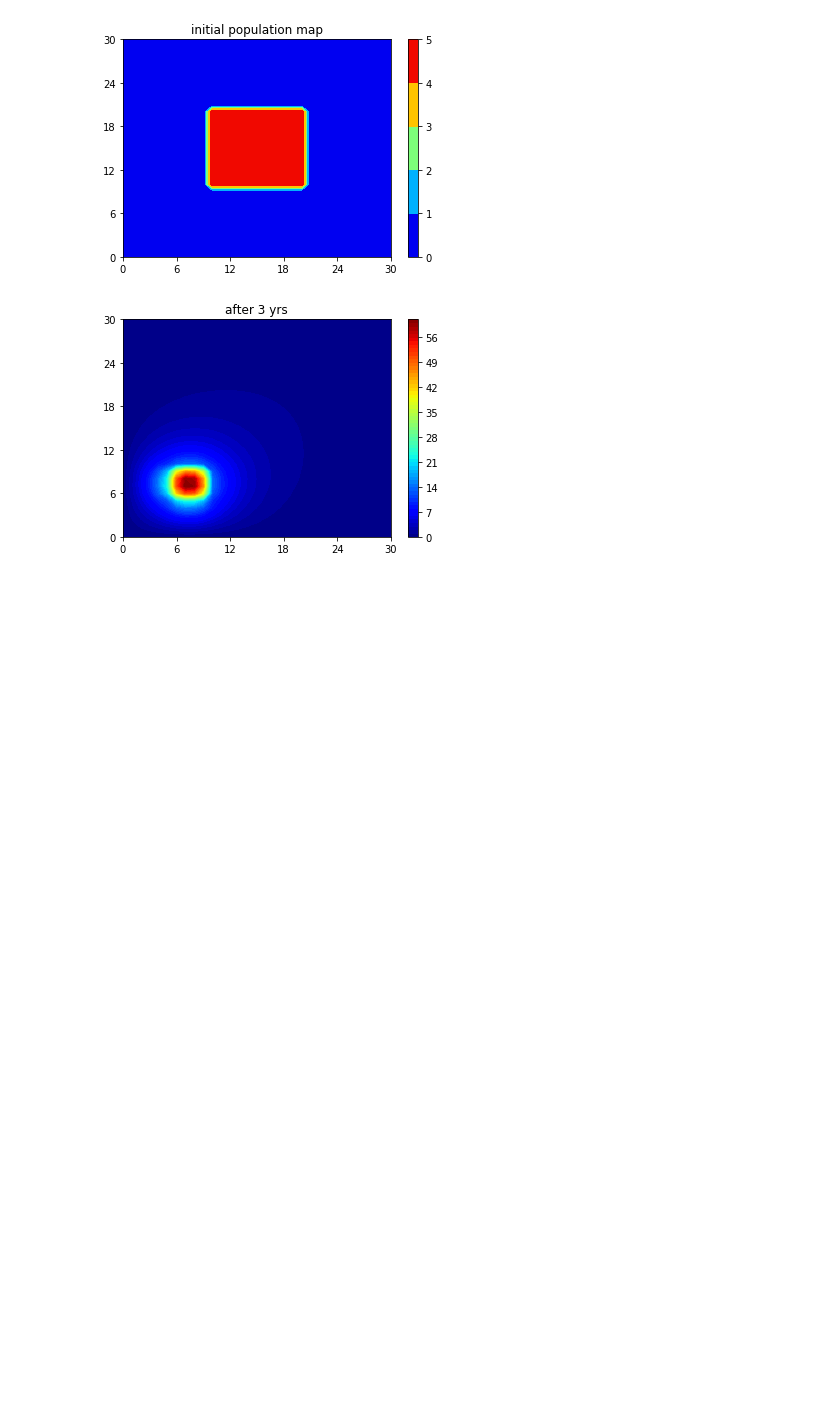
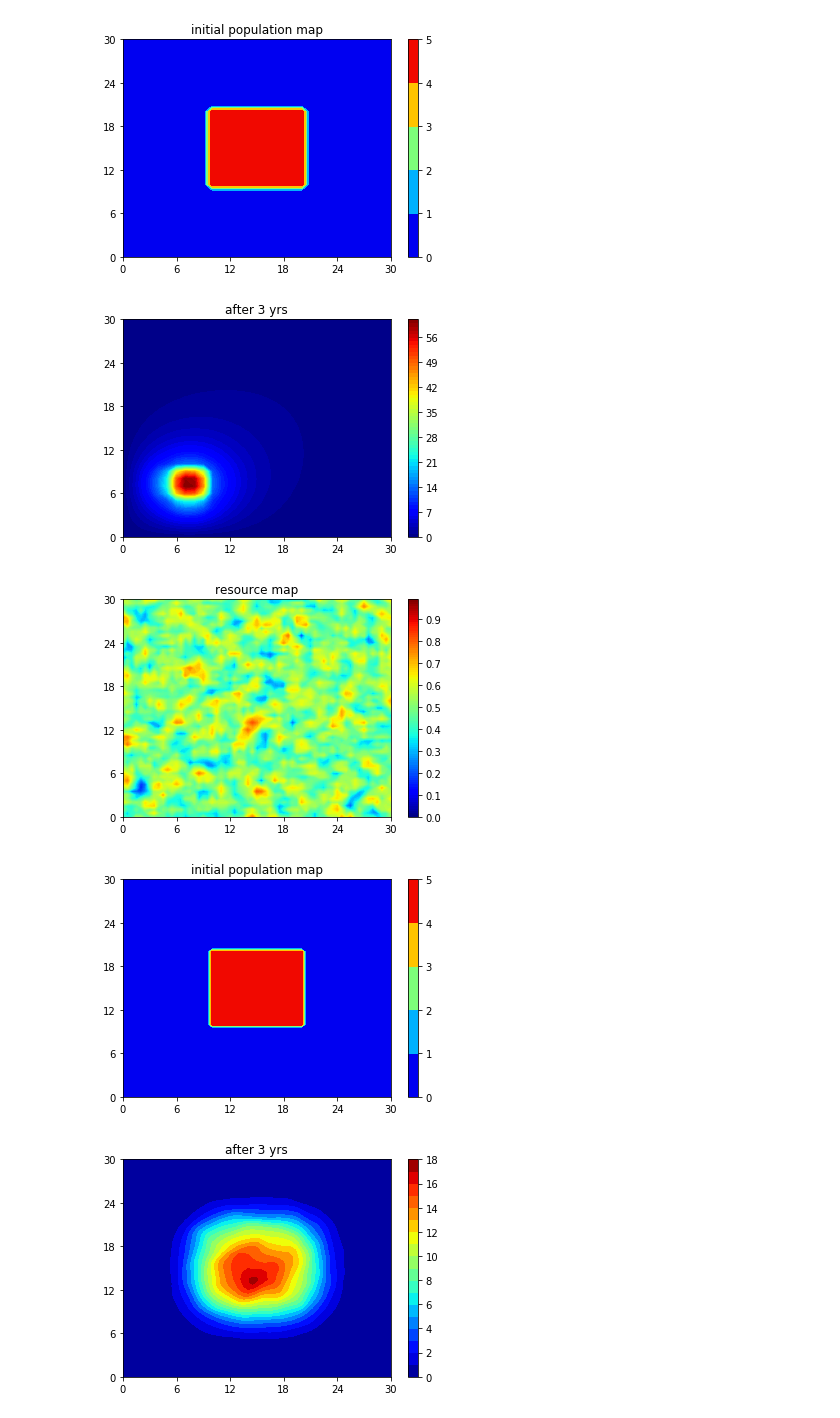
Before and after one commit to zhou-llijun/temp, a Jupyter notebook: APNA-PopSim.ipynb, the cells around one changed output. Cells and saved outputs as stored; diff of their text form; code cells hidden in the pictures; blank space fills up the shorter version.

```diff
--- a/APNA-PopSim.ipynb
+++ b/APNA-PopSim.ipynb
@@ -79,11 +79,10 @@ class resource_map:
                 temp[i][j] = random.uniform(ave-flu, ave+flu)
         for i in range(yl):
             for j in range(xl):
-                self.rm[i+y0][j+x0] = np.average(temp[i:i+2*ex+1,j:j+2*ex+1])
+                self.rm[i+y0][j+x0] = np.average(temp[i:i+2*ex+1, j:j+2*ex+1])
     def disp(self, title = None):
         levels = np.arange(0, 1, 0.01)
         disp_a(self.rm, self.d, levels, title)
-#    def output_vtk(self):
 
 class animal:
     def __init__(self, bA, dA, k):
@@ -96,6 +95,7 @@ class population_map:
         self.res = res
         self.ani = ani
         self.pm = np.zeros((res.y, res.x), dtype="float")
+        self.data = []
     def run(self, t, dt):
         n = int(t / dt)
         for i in range(n):
@@ -108,7 +108,33 @@ class population_map:
     def disp(self, title = None):
         levels = np.arange(0, np.max(self.pm)+1, 1)
         disp_a(self.pm, self.res.d, levels, title)
-#     def run_output_vtk(self)
+    def run_output_vtk(self, t, dt):
+        n = int(t / dt)
+        self.data.append(self.pm.copy())
+        for i in range(n):
+            self.run(dt, dt)
+            self.data.append(self.pm.copy())
+        with open('pop.vtk', mode='w') as fw:
+            fw.write('# vtk DataFile Version 4.0\n')
+            fw.write('pop\n')
+            fw.write('ASCII\n\n')
+            fw.write('DATASET STRUCTURED_GRID\n')
+            fw.write('DIMENSIONS {0} {1} {2}\n'.format(self.res.rm.shape[0], self.res.rm.shape[1], n+1))
+            fw.write('POINTS {0} float\n'.format(self.res.rm.shape[1]*self.res.rm.shape[0]*(n+1)))
+            for i in range(n+1):
+                for j in range(self.res.rm.shape[1]):
+                    for k in range(self.res.rm.shape[0]):
+                        fw.write('{0} {1} {2}\n'.format(j*self.res.d, k*self.res.d, i/5))
+            fw.write('\n')
+            fw.write('POINT_DATA {0}\n'.format(self.res.rm.shape[1]*self.res.rm.shape[0]*(n+1)))
+            fw.write('SCALARS pop float\n')
+            fw.write('LOOKUP_TABLE default\n')
+            for i in range(n+1):
+                for j in range(self.res.rm.shape[1]):
+                    for k in range(self.res.rm.shape[0]):
+                        temp = self.data[i][k][j]
+                        if temp < 1: temp = 0
+                        fw.write('{0:.5g}\n'.format(temp))
 # %%
 # resource map demonstration
 m1 = resource_map(400, 300, 2)                 # generate m1 as an empty resource map of 400km*300km by 2km*2km mesh
@@ -171,3 +197,19 @@ p1.disp("after 3 yrs")
 [figure]
 [figure]
 [figure]
+# %%
+res = resource_map(30, 30, 0.5)
+res.random(1)
+ani = animal(2, 3, 100)
+p1 = population_map(res, ani)
+p1.res.disp("resource map")
+p1.pm[20:41, 20:41] = 5
+p1.disp("initial population map")
+
+# Use population_map.run_output_vtk(duration, precision) to run simulation and output a vtk file
+p1.run_output_vtk(2, 0.01)
+p1.disp("after 3 yrs")
+# %% [output]
+[figure, added]
+[figure, added]
+[figure, added]
```
Also changed, not shown: parts of 2 cells of this notebook.
